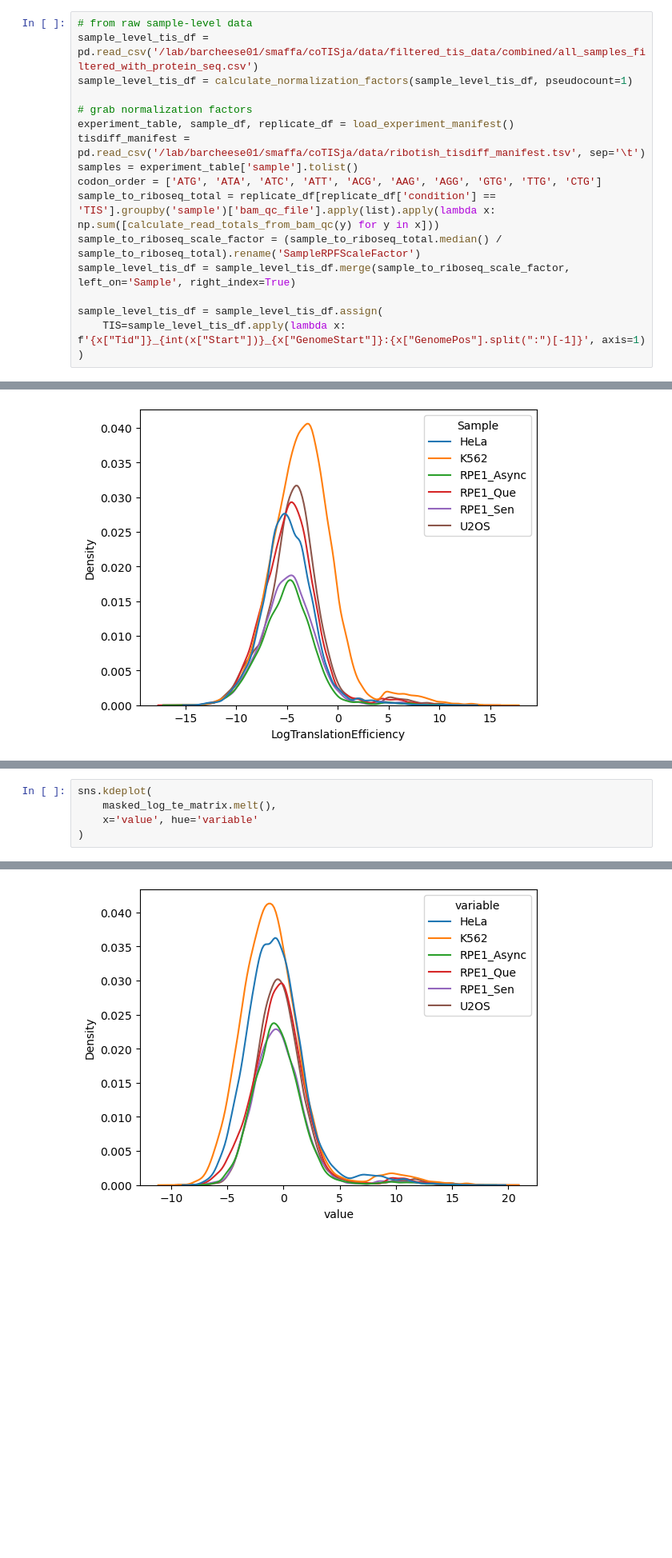
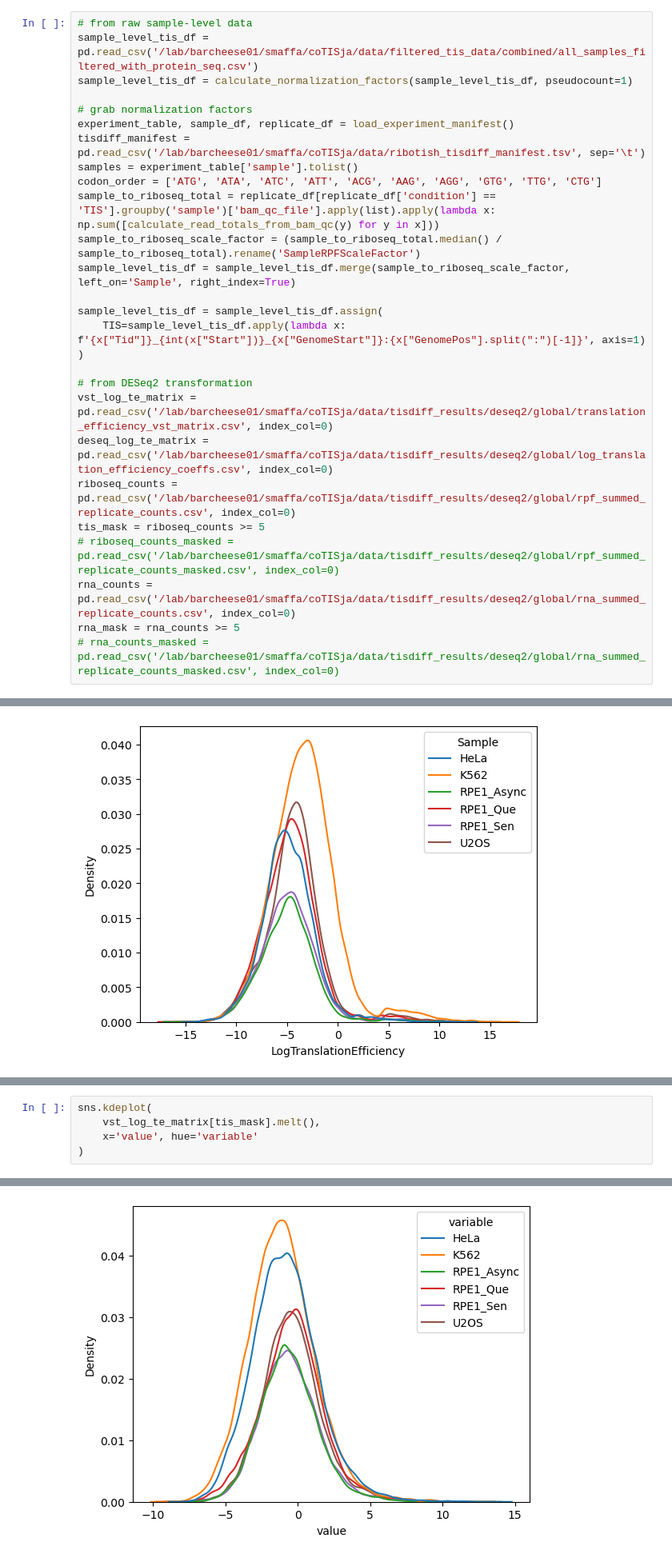
Before and after one commit to cheeseman-lab/coTISja, a Jupyter notebook: src/notebooks/sample_comparison.ipynb, the cells around one changed output, grey strips where cells are left out. Shown at 80% size. Drawn from its saved outputs; the diff is of its cells as text; blank space fills up the shorter version.

Commit message:
update sample comparison with fixes to DESeq2 missing counts, and performs TIS summary statistic analysis blocked by cell line and RPE1 state

```diff
--- a/src/notebooks/sample_comparison.ipynb
+++ b/src/notebooks/sample_comparison.ipynb
@@ -26,3 +29,13 @@ sample_level_tis_df = sample_level_tis_df.merge(sample_to_riboseq_scale_factor,
 sample_level_tis_df = sample_level_tis_df.assign(
     TIS=sample_level_tis_df.apply(lambda x: f'{x["Tid"]}_{int(x["Start"])}_{x["GenomeStart"]}:{x["GenomePos"].split(":")[-1]}', axis=1)
 )
+
+# from DESeq2 transformation
+vst_log_te_matrix = pd.read_csv('/lab/barcheese01/smaffa/coTISja/data/tisdiff_results/deseq2/global/translation_efficiency_vst_matrix.csv', index_col=0)
+deseq_log_te_matrix = pd.read_csv('/lab/barcheese01/smaffa/coTISja/data/tisdiff_results/deseq2/global/log_translation_efficiency_coeffs.csv', index_col=0)
+riboseq_counts = pd.read_csv('/lab/barcheese01/smaffa/coTISja/data/tisdiff_results/deseq2/global/rpf_summed_replicate_counts.csv', index_col=0)
+tis_mask = riboseq_counts >= 5
+# riboseq_counts_masked = pd.read_csv('/lab/barcheese01/smaffa/coTISja/data/tisdiff_results/deseq2/global/rpf_summed_replicate_counts_masked.csv', index_col=0)
+rna_counts = pd.read_csv('/lab/barcheese01/smaffa/coTISja/data/tisdiff_results/deseq2/global/rna_summed_replicate_counts.csv', index_col=0)
+rna_mask = rna_counts >= 5
+# rna_counts_masked = pd.read_csv('/lab/barcheese01/smaffa/coTISja/data/tisdiff_results/deseq2/global/rna_summed_replicate_counts_masked.csv', index_col=0)
@@ -76,9 +88,9 @@ sns.kdeplot(
 [figure]
 # %%
 sns.kdeplot(
-    masked_log_te_matrix.melt(),
+    vst_log_te_matrix[tis_mask].melt(),
     x='value', hue='variable'
 )
 # %% [output]
 <Axes: xlabel='value', ylabel='Density'>
-[figure, old version]
+[figure, new version]
```
Also changed, not shown: parts of 115 cells of this notebook, 1 other file.
